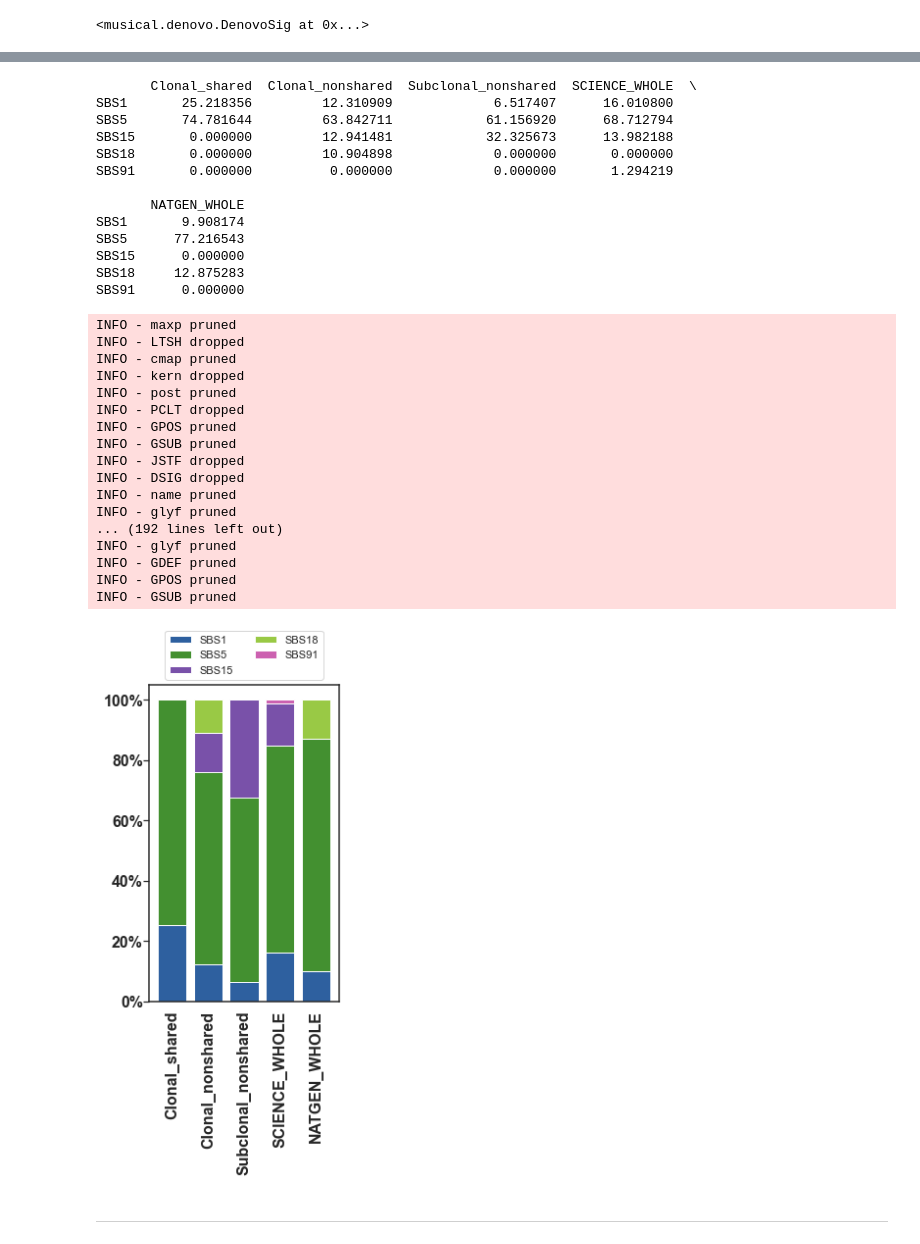
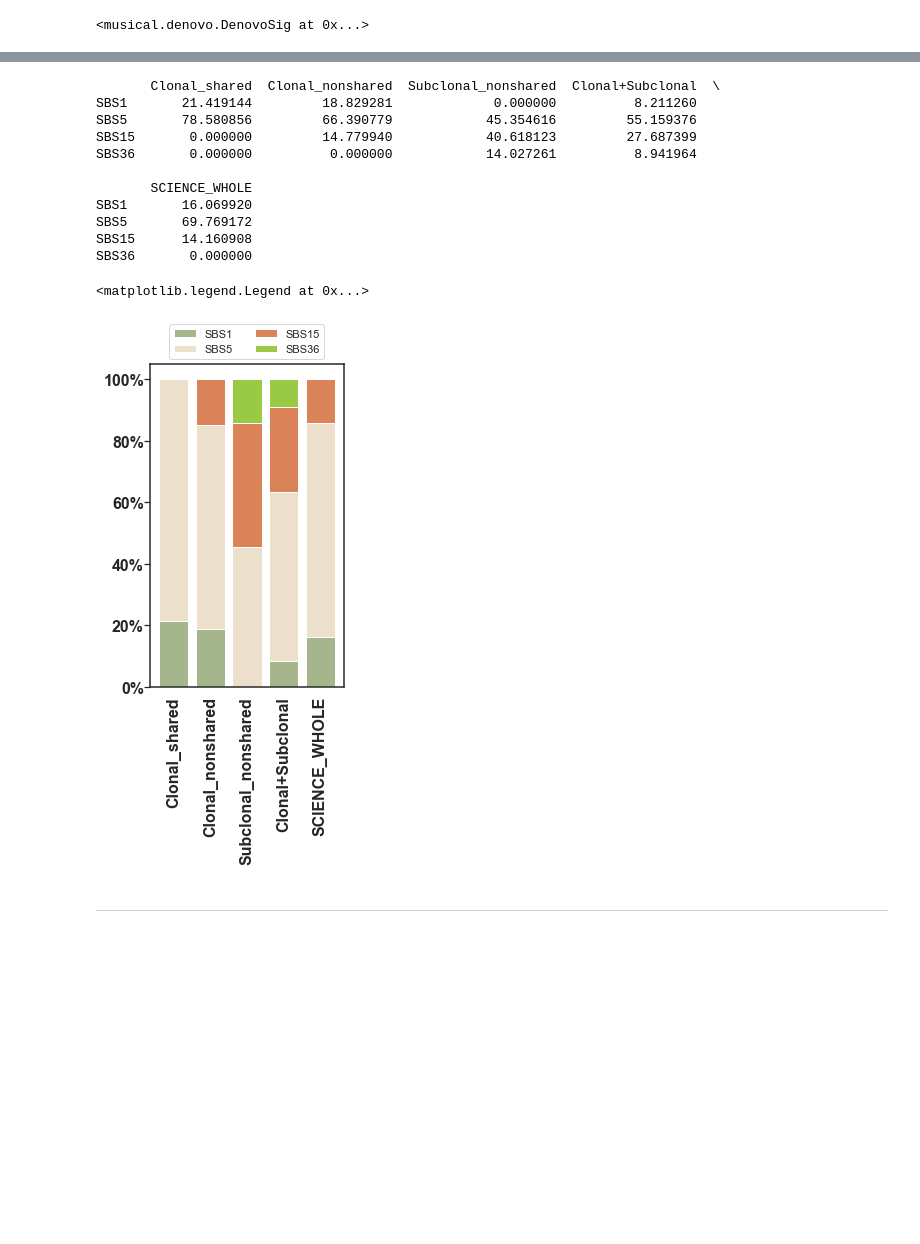
Before and after one commit to goldpm1/meningioma, a Jupyter notebook: 41.Signature/musical_pipe_01.OurData.ipynb, the cells around one changed output, grey strips where cells are left out. Drawn from its saved outputs; the diff is of its cells as text; code cells hidden in the pictures; blank space fills up the shorter version.

```diff
--- a/41.Signature/musical_pipe_01.OurData.ipynb
+++ b/41.Signature/musical_pipe_01.OurData.ipynb
@@ -395,5 +1189,14 @@ def MERGE_WITH_ALL ( df_acc, boo):
         return ["Clonal_shared", "Clonal_nonshared", "Subclonal_nonshared"], df_acc
 
 ########################################################################################################################
-COLUMN_ORDER, df_acc = MERGE_WITH_ALL (df_acc, False)                  # 전체와 같이 보고 싶으면 True,  분해된 것만 보고 싶으면 False
+
+# 여기서 알아서 df_acc를 바꾼다
+print ( "기존 df_acc : mutation {}개\tsample {}명".format ( df_acc.shape, df_acc["Sample_ID"].unique() ) )
+df_acc = df_acc [df_acc["contam"] == "Meningeal mosaicism"]      # PC가 껴들어가면 안됨
+print ( "변경된 df_acc : mutation {}개\tsample {}명".format ( df_acc.shape, df_acc["Sample_ID"].unique() ) )
+df_acc["Genome"] = "GRCh38"
+df_acc = df_acc.loc[:,  [ "Project", "Sample", "ID",  "Genome", "mut_type", "chrom", "pos_start", "pos_end", "ref", "alt", "Type"  ]]
+
+COLUMN_ORDER, df_acc = MERGE_WITH_ALL ( df_acc, True )                  # 전체와 같이 보고 싶으면 True,  분해된 것만 보고 싶으면 False
+
 df_acc.to_csv ( SIGNATURE_DIR + "/03.by_time/01.raw_matrix/df_acc.txt", sep = "\t",  index = False)
@@ -502,6 +1414,6 @@ def COMBINE_NATGEN_SCIENCE ( X, boo_SCIENCE, boo_NATGEN):
 
     return X
 
-X = COMBINE_NATGEN_SCIENCE  ( X, True, True )
+X = COMBINE_NATGEN_SCIENCE  ( X, boo_SCIENCE = True, boo_NATGEN = False )         # Science (2013) 포함시켜서 같이 시그니처분해할지,  NatGen (2016) 포함시켜서 같이 시그니처분해할지
 X
 # %% [output]
@@ -602,66 +1564,48 @@ SBS91       0.000000          0.000000
 # %%
-model.H_s_percentage = (model.H_s_grid[(0.001, 0.001)] / model.H_s_grid[(0.001, 0.001)].sum(axis=0) ) * 100
+RESOLUTION1, RESOLUTION2 = 0.1, 0.01
+RESOLUTION1, RESOLUTION2 = 0.001, 0.001
+model.H_s_percentage = (model.H_s_grid[(RESOLUTION1, RESOLUTION2)] / model.H_s_grid[(RESOLUTION1, RESOLUTION2)].sum(axis=0) ) * 100
 print ( model.H_s_percentage )
 
-import matplotlib.pyplot as plt
-import seaborn as sns
 import palettable
 import random
 
-plt.rcParams["font.family"] = 'arial'
+plt.rcParams["font.family"] = 'Arial'
 fig, ax = plt.subplots ( nrows = 1, ncols = 1, figsize = (3.5, 8))
 fig.subplots_adjust (wspace = 0.05, hspace = 0.03, bottom = 0.34, top = 0.90, left = 0.18, right = 0.95)
 
 tabl = palettable.tableau.Tableau_20.mpl_colors [3:]
 vivid_10 = palettable.cartocolors.qualitative.Vivid_10.mpl_colors [3:]
-colorlist = [ "#2E609F", "#439030", "#7951A9"] + vivid_10
+colorlist = [ "#A5B68D", "#ECDFCC", "#DA8359"] + vivid_10
 
 model.H_s_percentage.T.plot( kind = 'bar', stacked = True, color = colorlist, width=0.8, ax = ax)
 ax.set_xticklabels( model.H_s_percentage.columns, ha = "center",  fontdict = {"fontsize": 16, "fontweight" : 'bold' } )
 ax.set_yticklabels( [ str (round(i)) + "%" for i in ax.get_yticks()] , fontdict = {"fontsize": 16, "fontweight" : 'bold' } )
 
 ax.tick_params (axis = 'x', rotation = 90,  bottom=False, top=False  )
 ax.tick_params (axis = 'y', pad = 0  )
 
 for axis in ['left', 'right', 'top', 'bottom']:
         ax.spines[axis].set_linewidth( 1.5 )
 
 ax.legend( bbox_to_anchor=( 0.5 , 1), loc = 'lower center', ncol = len(model.H_s_percentage.index) / 2)
 
-fig.savefig ( "/data/project/Meningioma/41.Signature/03.by_time/03.MuSiCal/3+NatGen.stacked.pdf", dpi = 300 )
-fig.savefig ( "/data/project/Meningioma/41.Signature/Musical.all_stacked.pdf", dpi = 300 )
+# fig.savefig ( "/data/project/Meningioma/41.Signature/03.by_time/03.MuSiCal/3+NatGen.stacked.pdf", dpi = 300 )
+# fig.savefig ( "/data/project/Meningioma/41.Signature/Musical.all_stacked.pdf", dpi = 300 )
 # %% [output]
-       Clonal_shared  Clonal_nonshared  Subclonal_nonshared  SCIENCE_WHOLE  \
-SBS1       25.218356         12.310909             6.517407      16.010800
-SBS5       74.781644         63.842711            61.156920      68.712794
-SBS15       0.000000         12.941481            32.325673      13.982188
-SBS18       0.000000         10.904898             0.000000       0.000000
-SBS91       0.000000          0.000000             0.000000       1.294219
+       Clonal_shared  Clonal_nonshared  Subclonal_nonshared  Clonal+Subclonal  \
+SBS1       21.419144         18.829281             0.000000          8.211260
+SBS5       78.580856         66.390779            45.354616         55.159376
+SBS15       0.000000         14.779940            40.618123         27.687399
+SBS36       0.000000          0.000000            14.027261          8.941964
 
-       NATGEN_WHOLE
-SBS1       9.908174
-SBS5      77.216543
-SBS15      0.000000
-SBS18     12.875283
-SBS91      0.000000
+       SCIENCE_WHOLE
+SBS1       16.069920
+SBS5       69.769172
+SBS15      14.160908
+SBS36       0.000000
-INFO - maxp pruned
-INFO - LTSH dropped
-INFO - cmap pruned
-INFO - kern dropped
-INFO - post pruned
-INFO - PCLT dropped
-INFO - GPOS pruned
-INFO - GSUB pruned
-INFO - JSTF dropped
-INFO - DSIG dropped
-INFO - name pruned
-INFO - glyf pruned
-... (192 lines left out)
-INFO - glyf pruned
-INFO - GDEF pruned
-INFO - GPOS pruned
-INFO - GSUB pruned
+<matplotlib.legend.Legend at 0x...>
-[figure, old version]
+[figure, new version]
 # %% [markdown]
 
 ---
```
Also changed, not shown: parts of 39 cells of this notebook, 48 other files.
